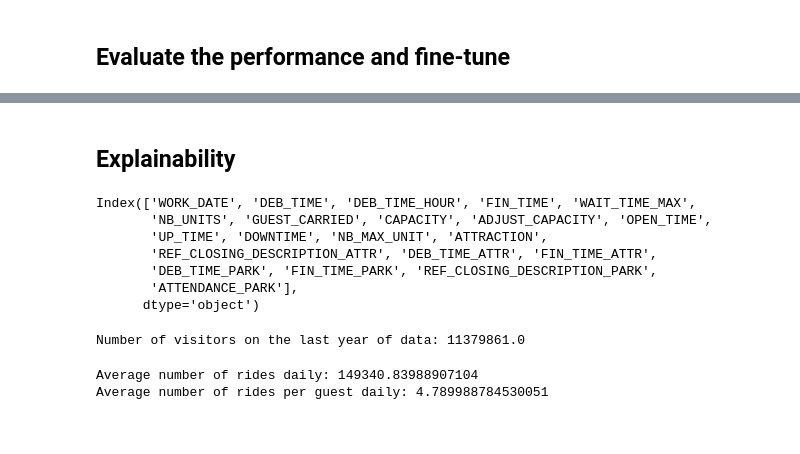
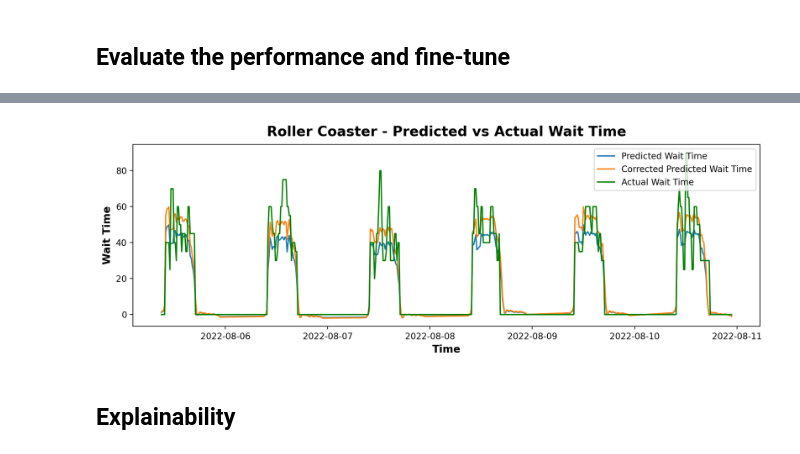
Before and after one commit to MaximeGasc/eleven_challenge, a Jupyter notebook: model.ipynb, the cells around one changed output, grey strips where cells are left out. Drawn from its saved outputs; the diff is of its cells as text; code cells hidden in the pictures.

```diff
--- a/model.ipynb
+++ b/model.ipynb
@@ -550,0 +938,9 @@ from catboost import CatBoostRegressor
+# %%
+import pickle
+
+# Load the model from the file
+with open('catboost_model.pkl', 'rb') as file:
+    model = pickle.load(file)
+
+# Make predictions on the test set
+y_pred = model.predict(X_test)
@@ -550,0 +965,4 @@ from catboost import CatBoostRegressor
+# %%
+df_test_set['pred'] = y_pred
+df_test_set['diff'] = df_test_set['WAIT_TIME_MAX'] - df_test_set['pred']
+print(f"On average, predicted value is {df_test_set['diff'].mean()} different and std is {df_test_set['diff'].std()}")
@@ -550,0 +971,10 @@ from catboost import CatBoostRegressor
+# %%
+import scipy.stats as stats
+
+# Assuming df_test_set is your DataFrame
+diff_values = df_test_set['diff'].dropna()  # Drop NaN values if any
+
+confidence_level = 0.95
+confidence_interval = stats.t.interval(confidence_level, len(diff_values) - 1, loc=diff_values.mean(), scale=stats.sem(diff_values))
+
+print(f"The {confidence_level * 100}% confidence interval for 'diff' is: {confidence_interval}")
@@ -550,0 +985,10 @@ from catboost import CatBoostRegressor
+# %%
+alphas = [x / 100 for x in range(0, 45, 5)]
+confidence_level = 0.95
+
+for alpha in alphas:
+    feat = f'prediction+{int(alpha*100)}%'
+    df_test_set[feat] = df_test_set['pred']*(1+alpha)
+    diff = df_test_set[feat] - df_test_set['WAIT_TIME_MAX']
+    confidence_interval = stats.t.interval(confidence_level, diff.shape[0] - 1, loc=diff.mean(), scale=stats.sem(diff))
+    print(feat, confidence_interval)
@@ -551,12 +1005,15 @@ from catboost import CatBoostRegressor
+# %%
+roller_coaster_data = df_test_set[df_test_set['ATTRACTION'] == 'Roller Coaster'].sort_values(by='DEB_TIME')
+
+plt.plot(roller_coaster_data['DEB_TIME'], roller_coaster_data['pred'], label='Predicted Wait Time')
+plt.plot(roller_coaster_data['DEB_TIME'], roller_coaster_data['prediction+20%'], label='Corrected Predicted Wait Time')
+plt.plot(roller_coaster_data['DEB_TIME'], roller_coaster_data['WAIT_TIME_MAX'], label='Actual Wait Time', color='Green')
+plt.xlabel('Time')
+plt.ylabel('Wait Time')
+plt.title('Roller Coaster - Predicted vs Actual Wait Time')
+plt.legend()
+plt.show()
+# %% [output]
+[figure, added]
 # %% [markdown]
 ## Explainability
-# %%
-df_merged.columns
-# %% [output]
-Index(['WORK_DATE', 'DEB_TIME', 'DEB_TIME_HOUR', 'FIN_TIME', 'WAIT_TIME_MAX',
-       'NB_UNITS', 'GUEST_CARRIED', 'CAPACITY', 'ADJUST_CAPACITY', 'OPEN_TIME',
-       'UP_TIME', 'DOWNTIME', 'NB_MAX_UNIT', 'ATTRACTION',
-       'REF_CLOSING_DESCRIPTION_ATTR', 'DEB_TIME_ATTR', 'FIN_TIME_ATTR',
-       'DEB_TIME_PARK', 'FIN_TIME_PARK', 'REF_CLOSING_DESCRIPTION_PARK',
-       'ATTENDANCE_PARK'],
-      dtype='object')
@@ -570,18 +1019,0 @@ df_last_year = df_merged[df_merged['DEB_TIME'] >= one_year_ago]
-# %%
-# Question 1: Number of visitors on the last year of data
-# Group by date and take the first line to get unique attendance values for each date
-attendance_last_year = df_last_year.groupby('WORK_DATE')['ATTENDANCE_PARK'].first()
-total_visitors_last_year = attendance_last_year.sum()
-
-print("Number of visitors on the last year of data:", total_visitors_last_year)
-# %% [output]
-Number of visitors on the last year of data: 11379861.0
-# %%
-# Question 2: Sum of guest_carried across all attractions per visitor daily
-daily_guest_carried_sum = df_last_year.groupby(['WORK_DATE'])['GUEST_CARRIED'].sum().mean()
-print("Average number of rides daily:", daily_guest_carried_sum)
-
-print(f'Average number of rides per guest daily: {daily_guest_carried_sum*365/total_visitors_last_year}')
-# %% [output]
-Average number of rides daily: 149340.83988907104
-Average number of rides per guest daily: 4.789988784530051
```
Also changed, not shown: parts of 64 cells of this notebook, 1 other file.
